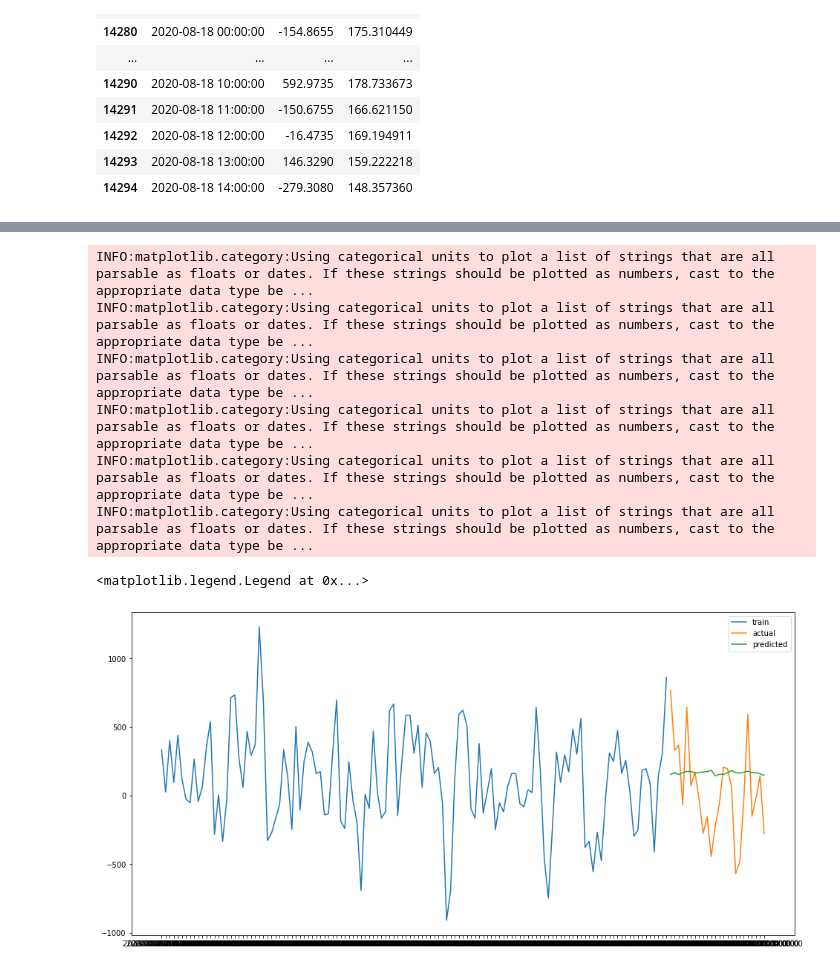
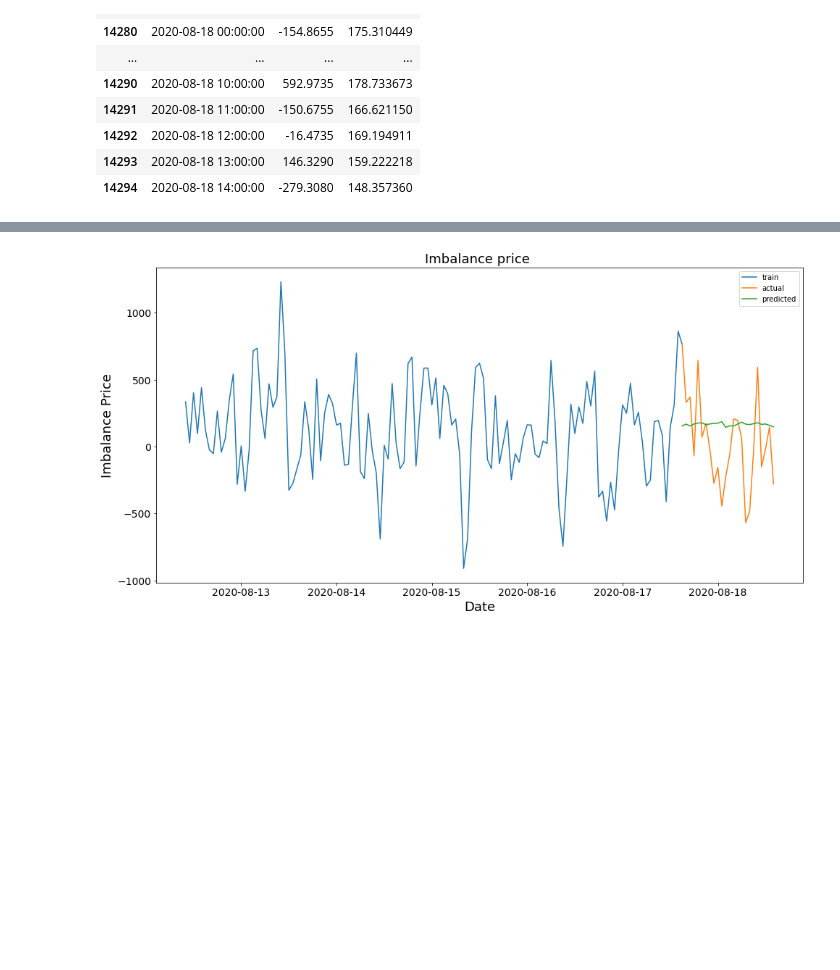
Before and after one commit to Windbenders/capstone_energy, a Jupyter notebook: notebooks/prophet_mod_comp.ipynb, the cells around one changed output, grey strips where cells are left out. Saved outputs shown, nothing was run; the diff lists cells and outputs as text; code cells hidden in the pictures; blank space fills up the shorter version.

```diff
--- a/notebooks/prophet_mod_comp.ipynb
+++ b/notebooks/prophet_mod_comp.ipynb
@@ -220,3 +220,5 @@ forecast_1h_df
 | 14292 | 2020-08-18 12:00:00 | -16.4735 | 169.194911 |
 | 14293 | 2020-08-18 13:00:00 | 146.3290 | 159.222218 |
 | 14294 | 2020-08-18 14:00:00 | -279.3080 | 148.357360 |
+# %%
+forecast_1h_df['ds']=pd.to_datetime(forecast_1h_df['ds'])
@@ -222,0 +231,2 @@ forecast_1h_df
+# %%
+forecast_1h_df=forecast_1h_df.set_index('ds')
@@ -222,0 +270,2 @@ forecast_1h_df
+# %%
+train_2019['ds']=pd.to_datetime(train_2019['ds'])
@@ -223,15 +293,14 @@ forecast_1h_df
 # %%
 plt.figure(figsize=(16, 8))
-plt.plot(train_2019['ds'].iloc[-150:-25], train_2019['y'].iloc[-150:-25], label='train')
-plt.plot(forecast_1h_df['ds'], forecast_1h_df['y'], label='actual')
-plt.plot(forecast_1h_df['ds'], forecast_1h_df['predicted'], label='predicted')
+plt.plot(train_2019.iloc[-150:-24]['ds'], train_2019['y'].iloc[-150:-24], label='train')
+plt.plot(forecast_1h_df['y'], label='actual')
+plt.plot(forecast_1h_df['predicted'], label='predicted')
+plt.xlabel('Date', fontsize=18)
+plt.ylabel('Imbalance Price', fontsize=18)
+plt.title('Imbalance price ', fontsize=18)
+plt.xticks(fontsize= 14)
+plt.yticks(fontsize= 14);
 plt.legend()
+plt.savefig('imb_price_train_test_arima_1h.png')
 # %% [output]
-INFO:matplotlib.category:Using categorical units to plot a list of strings that are all parsable as floats or dates. If these strings should be plotted as numbers, cast to the appropriate data type be ...
-INFO:matplotlib.category:Using categorical units to plot a list of strings that are all parsable as floats or dates. If these strings should be plotted as numbers, cast to the appropriate data type be ...
-INFO:matplotlib.category:Using categorical units to plot a list of strings that are all parsable as floats or dates. If these strings should be plotted as numbers, cast to the appropriate data type be ...
-INFO:matplotlib.category:Using categorical units to plot a list of strings that are all parsable as floats or dates. If these strings should be plotted as numbers, cast to the appropriate data type be ...
-INFO:matplotlib.category:Using categorical units to plot a list of strings that are all parsable as floats or dates. If these strings should be plotted as numbers, cast to the appropriate data type be ...
-INFO:matplotlib.category:Using categorical units to plot a list of strings that are all parsable as floats or dates. If these strings should be plotted as numbers, cast to the appropriate data type be ...
-<matplotlib.legend.Legend at 0x...>
-[figure, old version]
+[figure, new version]
```
Also changed, not shown: parts of 7 cells of this notebook, 3 other files.
